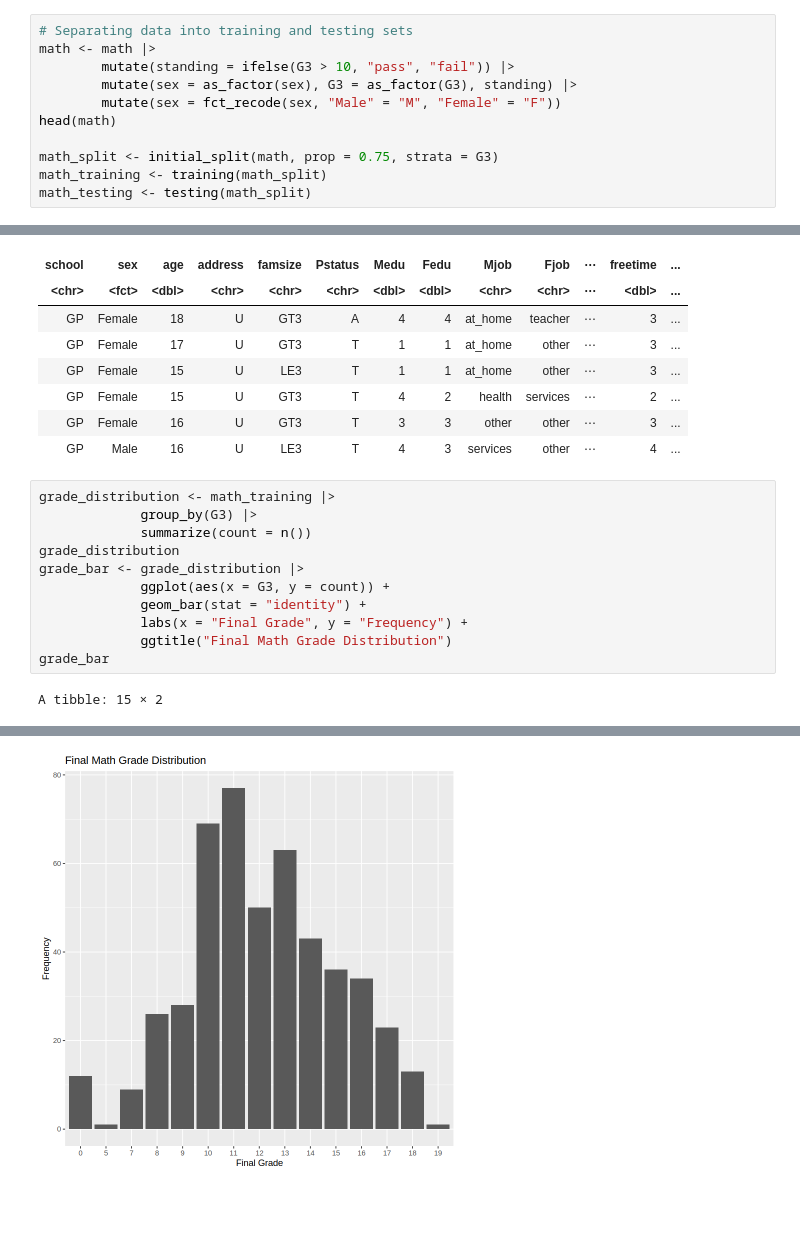
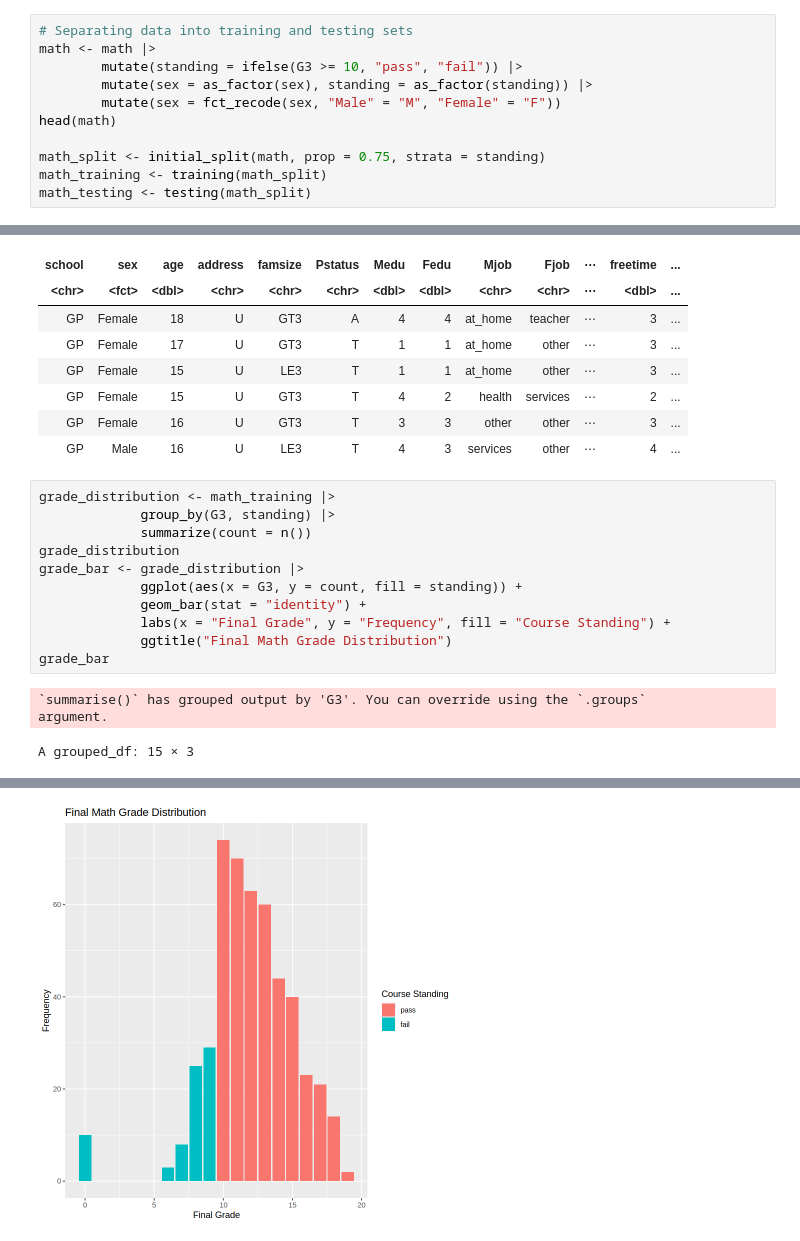
Before and after one commit to kcarri02/GROUP-PROJECT, a Jupyter notebook: ProjectNotebook.ipynb, the cells around one changed output, grey strips where cells are left out. Drawn from its saved outputs; the diff is of its cells as text; blank space fills up the shorter version.

Commit message:
Added more graphs

```diff
--- a/ProjectNotebook.ipynb
+++ b/ProjectNotebook.ipynb
@@ -17,12 +17,12 @@ dbl (16): age, Medu, Fedu, traveltime, studytime, failures, famrel, freetime...
 # %%
 # Separating data into training and testing sets
 math <- math |>
-        mutate(standing = ifelse(G3 > 10, "pass", "fail")) |>
-        mutate(sex = as_factor(sex), G3 = as_factor(G3), standing) |>
+        mutate(standing = ifelse(G3 >= 10, "pass", "fail")) |>
+        mutate(sex = as_factor(sex), standing = as_factor(standing)) |>
         mutate(sex = fct_recode(sex, "Male" = "M", "Female" = "F"))
 head(math)
 
-math_split <- initial_split(math, prop = 0.75, strata = G3)
+math_split <- initial_split(math, prop = 0.75, strata = standing)
 math_training <- training(math_split)
 math_testing <- testing(math_split)
 # %% [output]
@@ -37,14 +37,16 @@ A tibble: 6 × 34
 | GP | Male | 16 | U | LE3 | T | 4 | 3 | services | other | ⋯ | 4 | ... |
 # %%
 grade_distribution <- math_training |>
-             group_by(G3) |>
+             group_by(G3, standing) |>
              summarize(count = n())
 grade_distribution
 grade_bar <- grade_distribution |>
-             ggplot(aes(x = G3, y = count)) +
+             ggplot(aes(x = G3, y = count, fill = standing)) +
              geom_bar(stat = "identity") +
-             labs(x = "Final Grade", y = "Frequency") +
+             labs(x = "Final Grade", y = "Frequency", fill = "Course Standing") +
              ggtitle("Final Math Grade Distribution")
 grade_bar
 # %% [output]
-A tibble: 15 × 2
+`summarise()` has grouped output by 'G3'. You can override using the `.groups`
+argument.
+A grouped_df: 15 × 3
@@ -68 +70 @@ A tibble: 15 × 2
-[figure, old version]
+[figure, new version]
```
Also changed, not shown: parts of 7 cells of this notebook.
